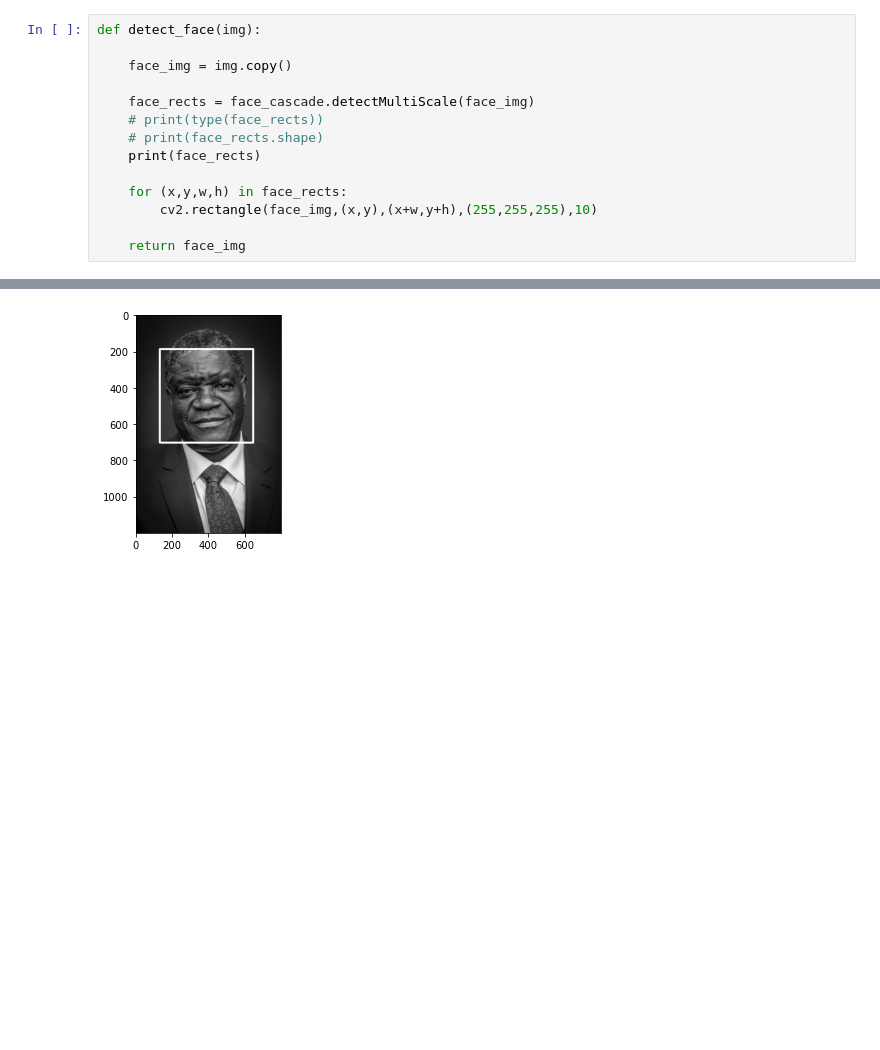
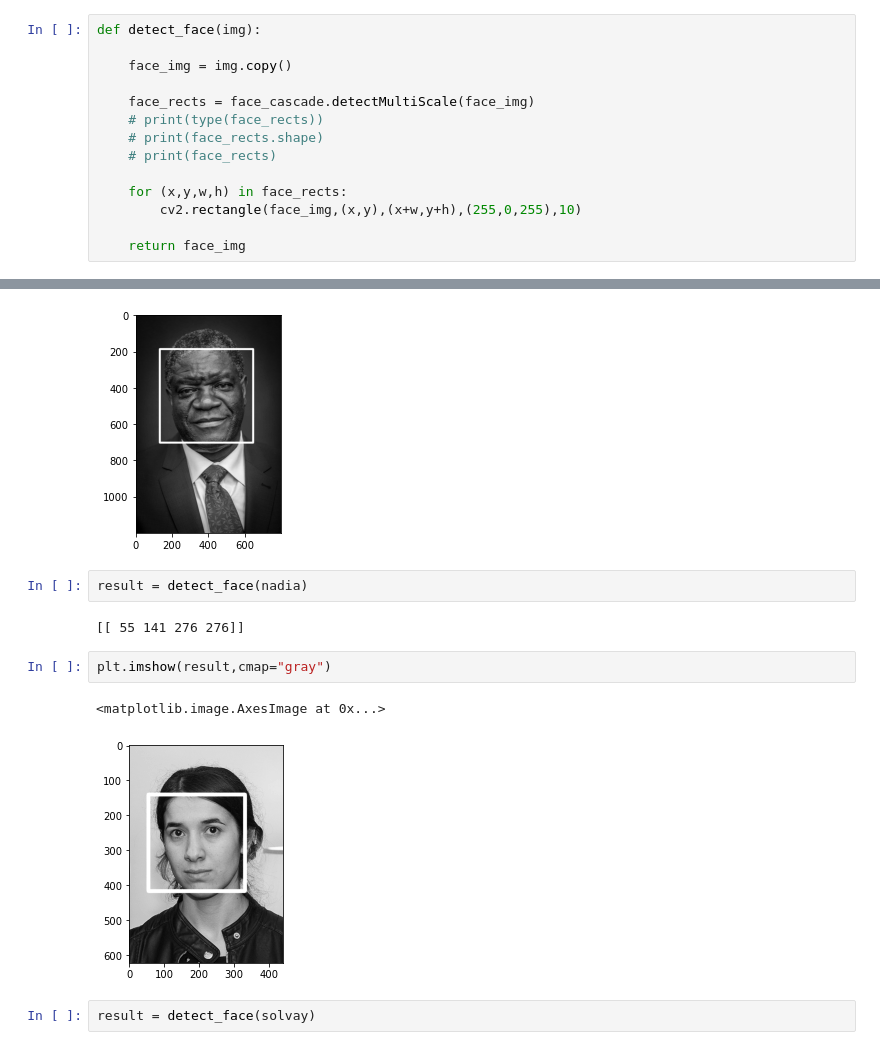
Before and after one commit to Zahed-Golabi/Computer-Vision, a Jupyter notebook: 5. Object Detection with Opencv/Face Detection.ipynb, the cells around one changed output, grey strips where cells are left out. Cells and saved outputs as stored; diff of their text form; blank space fills up the shorter version.

```diff
--- a/5. Object Detection with Opencv/Face Detection.ipynb
+++ b/5. Object Detection with Opencv/Face Detection.ipynb
@@ -28,10 +30,10 @@ def detect_face(img):
     face_rects = face_cascade.detectMultiScale(face_img)
     # print(type(face_rects))
     # print(face_rects.shape)
-    print(face_rects)
+    # print(face_rects)
 
     for (x,y,w,h) in face_rects:
-        cv2.rectangle(face_img,(x,y),(x+w,y+h),(255,255,255),10)
+        cv2.rectangle(face_img,(x,y),(x+w,y+h),(255,0,255),10)
 
     return face_img
 # %%
@@ -43,3 +45,14 @@ plt.imshow(result,cmap="gray")
 # %% [output]
 <matplotlib.image.AxesImage at 0x...>
 [figure]
+# %%
+result = detect_face(nadia)
+# %% [output]
+[[ 55 141 276 276]]
+# %%
+plt.imshow(result,cmap="gray")
+# %% [output]
+<matplotlib.image.AxesImage at 0x...>
+[figure, added]
+# %%
+result = detect_face(solvay)
```
Also changed, not shown: parts of 13 cells of this notebook.
